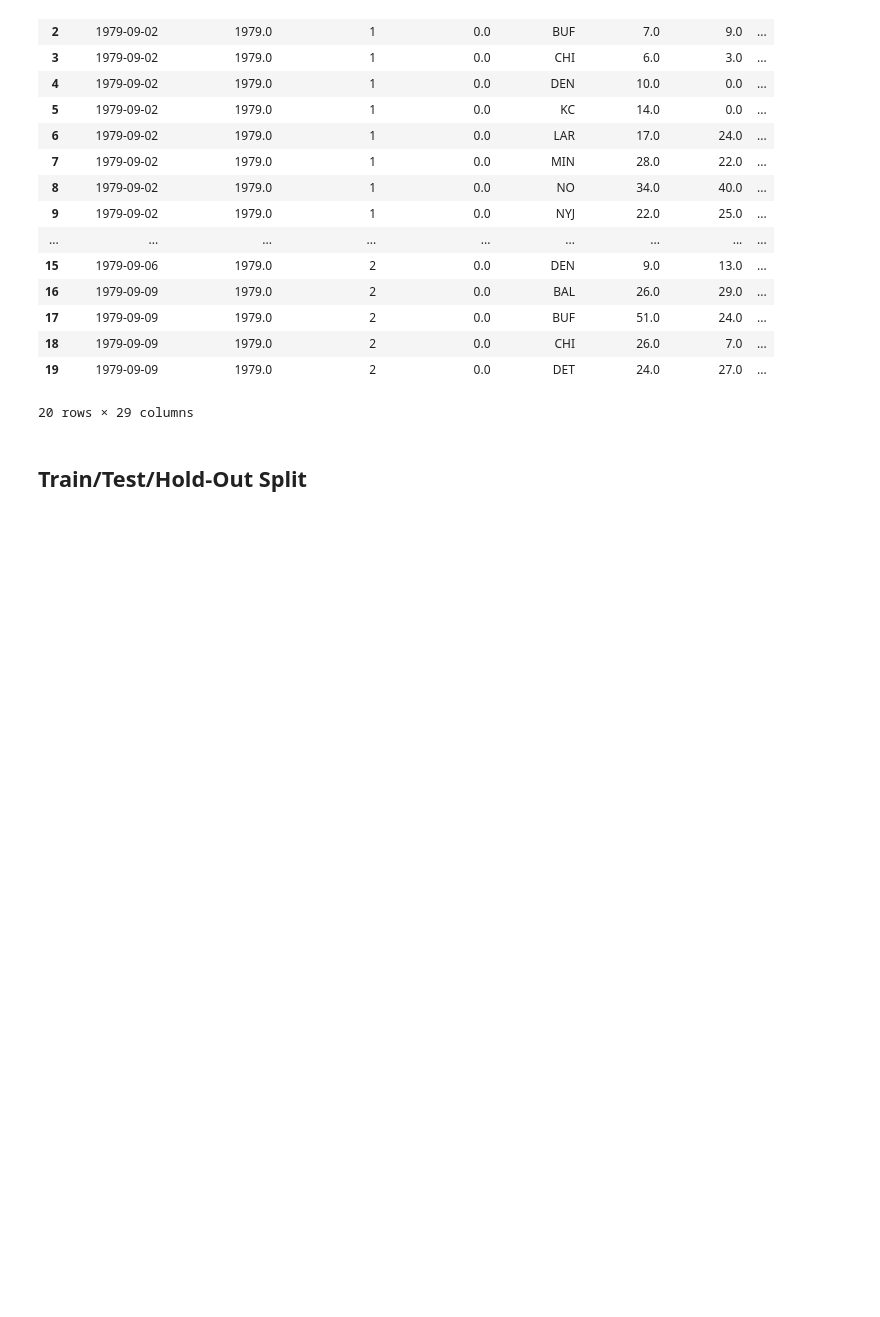
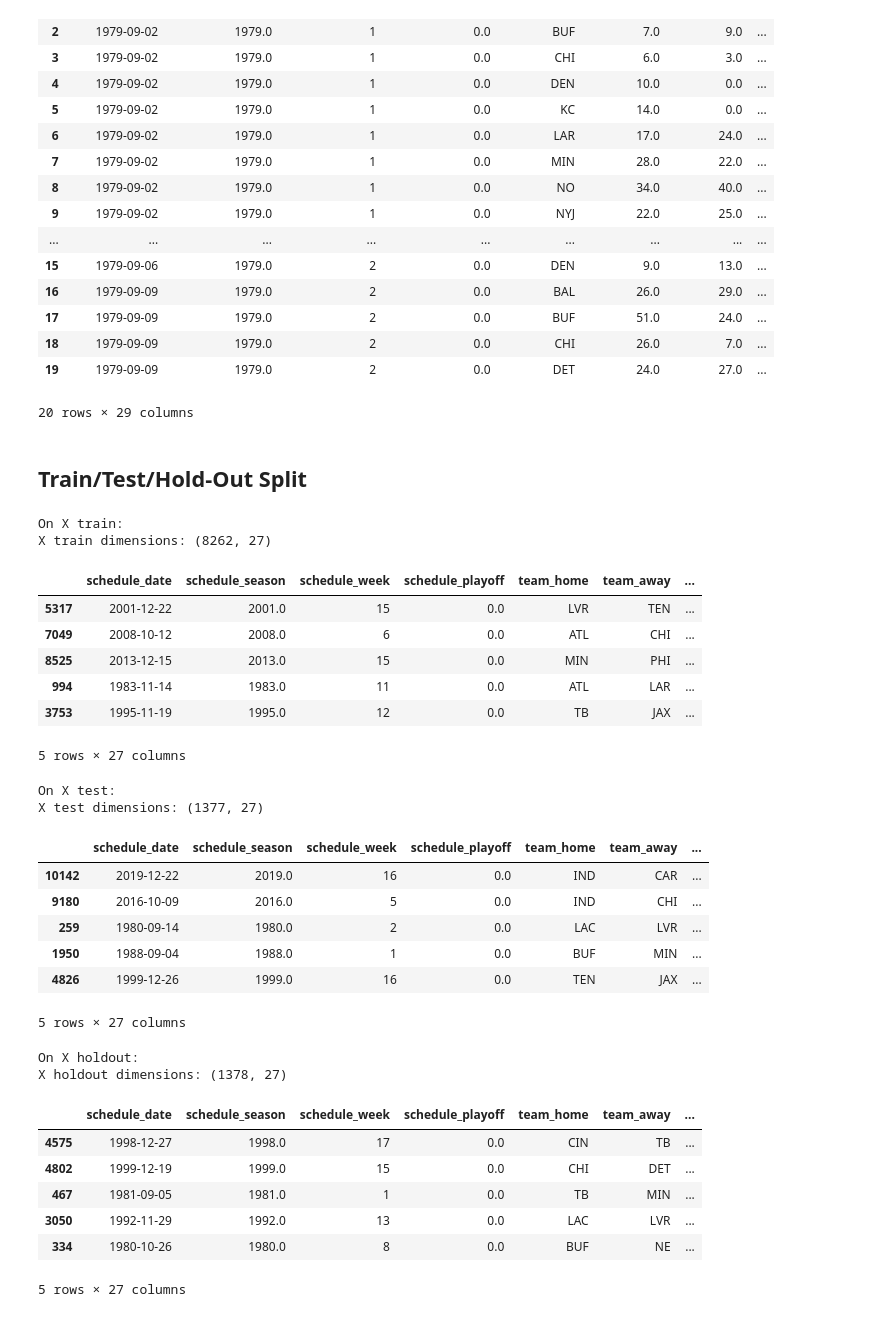
Before and after one commit to tyslas/CS5265-tyslas-nfl-spread-line-outcomes, a Jupyter notebook: NFLSpreadAndLineOutcomes.ipynb, the cells around one changed output. Saved outputs shown, nothing was run; the diff lists cells and outputs as text; code cells hidden in the pictures; blank space fills up the shorter version.

Commit message:
complete train, test, holdout split

```diff
--- a/NFLSpreadAndLineOutcomes.ipynb
+++ b/NFLSpreadAndLineOutcomes.ipynb
@@ -471,28 +487,65 @@ from sklearn.metrics import classification_report, confusion_matrix, ConfusionMa
 # %%
 # remove team_home and team_away columns from data so that the model cannot have access to outcome information
 # dropping multiple columns
-columns_to_drop = ['score_home', 'score_home']
-prepared_data = scores_encoded.drop(columns_to_drop, axis=1)
+columns_to_drop = ['score_home', 'score_away']
+prepared_data = scores_encoded.drop(columns_to_drop, axis = 1)
 
-# multiple targets: favorite_won, spread_favorite_covered, over_under_covered
+# multiple targets: y1 = favorite_won, y2 = spread_favorite_covered, y3 = over_under_covered
 # 'X' is the feature matrix and 'y1', 'y2', 'y3' are the target variables
-X = scores_encoded
-y1 = scores_encoded['favorite_won']
-y2 = scores_encoded['spread_favorite_covered']
-y3 = scores_encoded['over_under_covered']
+X = prepared_data
+y1 = prepared_data['favorite_won']
+y2 = prepared_data['spread_favorite_covered']
+y3 = prepared_data['over_under_covered']
+test_percent = 0.25
 random_seed = 42
-# splitting the data into train and test sets (75% train, 25% test)
-X_train, X_test, y1_train, y1_test, y2_train, y2_test, y3_train, y3_test = train_test_split(X, y1, y2, y3, test_size = 0.25, random_state = random_seed)
+holdout_percent = 0.5
 
-# Further splitting the test set into test and holdout sets (50% test, 50% holdout)
-X_test, X_holdout, y_test, y_holdout = train_test_split(X_test, y_test, test_size = 0.5, random_state = random_seed)
+# split the data into train and combined test-holdout sets (75% train, 25% test + holdout)
+X_train, X_test_holdout, y1_train, y1_test_holdout, y2_train, y2_test_holdout, y3_train, y3_test_holdout = train_test_split(X, y1, y2, y3, test_size = test_percent, random_state = random_seed)
 
-# Printing the sizes of each split
-print("Train set size:", X_train.shape[0])
-print("Test set size:", X_test.shape[0])
-print("Holdout set size:", X_holdout.shape[0])
+# further split the test-holdout set into test and holdout sets (50% test, 50% holdout)
+X_test, X_holdout, y1_test, y1_holdout, y2_test, y2_holdout, y3_test, y3_holdout = train_test_split(X_test_holdout, y1_test_holdout, y2_test_holdout, y3_test_holdout, test_size = holdout_percent, random_state = random_seed)
 
 
-# Printing the sizes of train and test sets
-print("Train set size:", X_train.shape[0])
-print("Test set size:", X_test.shape[0])
+# X train
+print('On X train:')
+print(f'X train dimensions: {X_train.shape}')
+display(X_train.head())
+
+# X test
+print('\nOn X test:')
+print(f'X test dimensions: {X_test.shape}')
+display(X_test.head())
+
+# X holdout
+print('\nOn X holdout:')
+print(f'X holdout dimensions: {X_holdout.shape}')
+display(X_holdout.head())
+# %% [output]
+On X train:
+X train dimensions: (8262, 27)
+|  | schedule_date | schedule_season | schedule_week | schedule_playoff | team_home | team_away | ... |
+| 5317 | 2001-12-22 | 2001.0 | 15 | 0.0 | LVR | TEN | ... |
+| 7049 | 2008-10-12 | 2008.0 | 6 | 0.0 | ATL | CHI | ... |
+| 8525 | 2013-12-15 | 2013.0 | 15 | 0.0 | MIN | PHI | ... |
+| 994 | 1983-11-14 | 1983.0 | 11 | 0.0 | ATL | LAR | ... |
+| 3753 | 1995-11-19 | 1995.0 | 12 | 0.0 | TB | JAX | ... |
+5 rows × 27 columns
+On X test:
+X test dimensions: (1377, 27)
+|  | schedule_date | schedule_season | schedule_week | schedule_playoff | team_home | team_away | ... |
+| 10142 | 2019-12-22 | 2019.0 | 16 | 0.0 | IND | CAR | ... |
+| 9180 | 2016-10-09 | 2016.0 | 5 | 0.0 | IND | CHI | ... |
+| 259 | 1980-09-14 | 1980.0 | 2 | 0.0 | LAC | LVR | ... |
+| 1950 | 1988-09-04 | 1988.0 | 1 | 0.0 | BUF | MIN | ... |
+| 4826 | 1999-12-26 | 1999.0 | 16 | 0.0 | TEN | JAX | ... |
+5 rows × 27 columns
+On X holdout:
+X holdout dimensions: (1378, 27)
+|  | schedule_date | schedule_season | schedule_week | schedule_playoff | team_home | team_away | ... |
+| 4575 | 1998-12-27 | 1998.0 | 17 | 0.0 | CIN | TB | ... |
+| 4802 | 1999-12-19 | 1999.0 | 15 | 0.0 | CHI | DET | ... |
+| 467 | 1981-09-05 | 1981.0 | 1 | 0.0 | TB | MIN | ... |
+| 3050 | 1992-11-29 | 1992.0 | 13 | 0.0 | LAC | LVR | ... |
+| 334 | 1980-10-26 | 1980.0 | 8 | 0.0 | BUF | NE | ... |
+5 rows × 27 columns
```
Also changed, not shown: parts of 6 cells of this notebook.
